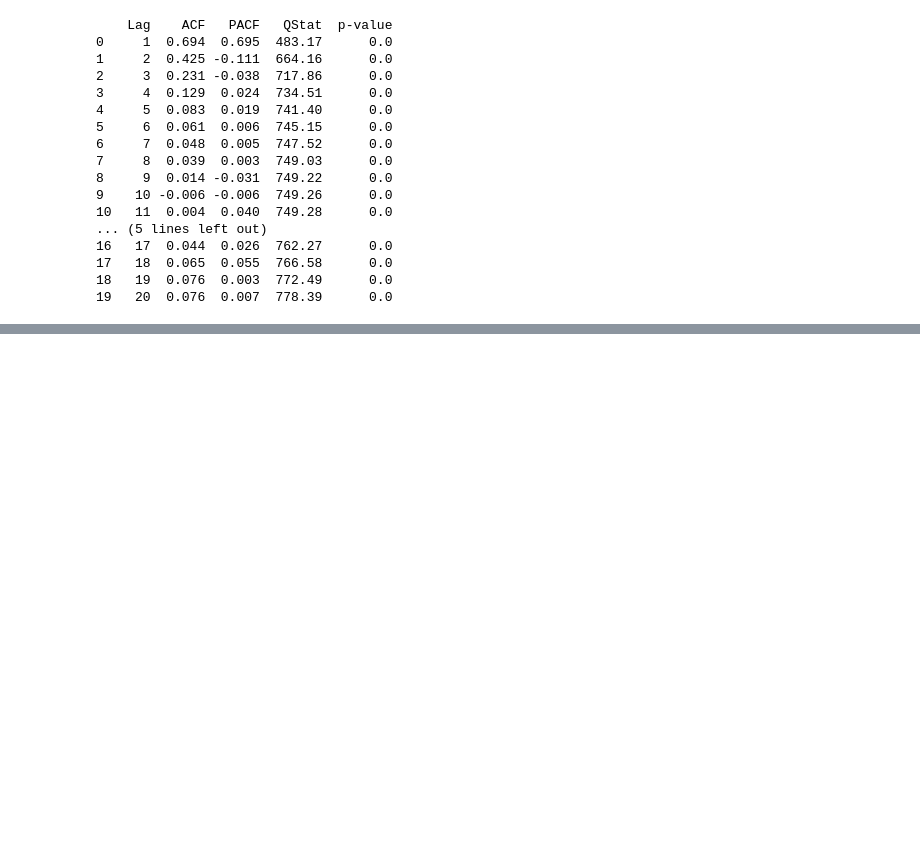
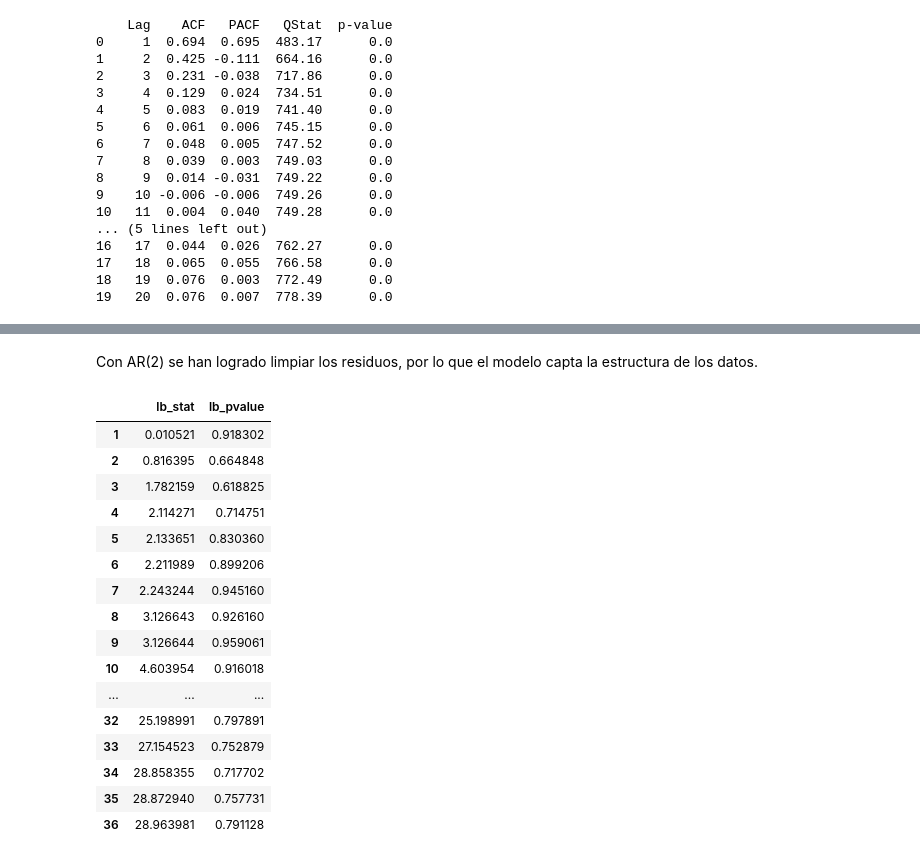
Before and after one commit to DavidGuzzi/MECMT10, a Jupyter notebook: clase_1.ipynb, the cells around one changed output, grey strips where cells are left out. Cells and saved outputs as stored; diff of their text form; code cells hidden in the pictures; blank space fills up the shorter version.

```diff
--- a/clase_1.ipynb
+++ b/clase_1.ipynb
@@ -122,0 +214,6 @@ print(correlograma)
+# %%
+# Ajustar un modelo AR(2) usando Máxima Verosimilitud
+modelo_mle_ar2 = sm.tsa.ARIMA(df["y1"], order=(2,0,0)).fit()
+
+# Resumen del modelo (similar a EViews)
+print(modelo_mle_ar2.summary())
@@ -122,0 +238,22 @@ print(correlograma)
+# %%
+# Obtener residuos del modelo ajustado
+residuos2 = modelo_mle_ar2.resid
+
+# Calcular ACF y PACF de los residuos
+acf_values = sm.tsa.acf(residuos2, nlags=36)
+pacf_values = sm.tsa.pacf(residuos2, nlags=36)
+
+# Prueba de Ljung-Box (Q-Statistics)
+ljung_box = acorr_ljungbox(residuos2, lags=36, return_df=True)
+
+# Crear DataFrame con los resultados
+correlograma_residuos2 = pd.DataFrame({
+    "Lag": np.arange(1, 37),
+    "ACF": np.round(acf_values[1:37], 3),
+    "PACF": np.round(pacf_values[1:37], 3),
+    "Q-Stat": np.round(ljung_box["lb_stat"].values, 3),
+    "p-value": np.round(ljung_box["lb_pvalue"].values, 3)
+})
+
+# Mostrar tabla
+print(correlograma_residuos2)
@@ -122,0 +308,32 @@ print(correlograma)
+# %% [markdown]
+Con AR(2) se han logrado limpiar los residuos, por lo que el modelo capta la estructura de los datos.
+# %%
+# Ajustar residuos y calcular ACF y PACF después de normalización
+residuos2_normalizados = residuos2 / np.std(residuos2)
+
+# Calcular ACF y PACF de los residuos normalizados
+acf_values_normalizados = sm.tsa.acf(residuos2_normalizados, nlags=36)
+pacf_values_normalizados = sm.tsa.pacf(residuos2_normalizados, nlags=36)
+
+# Prueba de Ljung-Box para residuos normalizados
+ljung_box_normalizados = acorr_ljungbox(residuos2_normalizados, lags=36, return_df=True)
+
+ljung_box_normalizados
+# %% [output]
+|  | lb_stat | lb_pvalue |
+| 1 | 0.010521 | 0.918302 |
+| 2 | 0.816395 | 0.664848 |
+| 3 | 1.782159 | 0.618825 |
+| 4 | 2.114271 | 0.714751 |
+| 5 | 2.133651 | 0.830360 |
+| 6 | 2.211989 | 0.899206 |
+| 7 | 2.243244 | 0.945160 |
+| 8 | 3.126643 | 0.926160 |
+| 9 | 3.126644 | 0.959061 |
+| 10 | 4.603954 | 0.916018 |
+| ... | ... | ... |
+| 32 | 25.198991 | 0.797891 |
+| 33 | 27.154523 | 0.752879 |
+| 34 | 28.858355 | 0.717702 |
+| 35 | 28.872940 | 0.757731 |
+| 36 | 28.963981 | 0.791128 |
```
Also changed, not shown: parts of 10 cells of this notebook.
